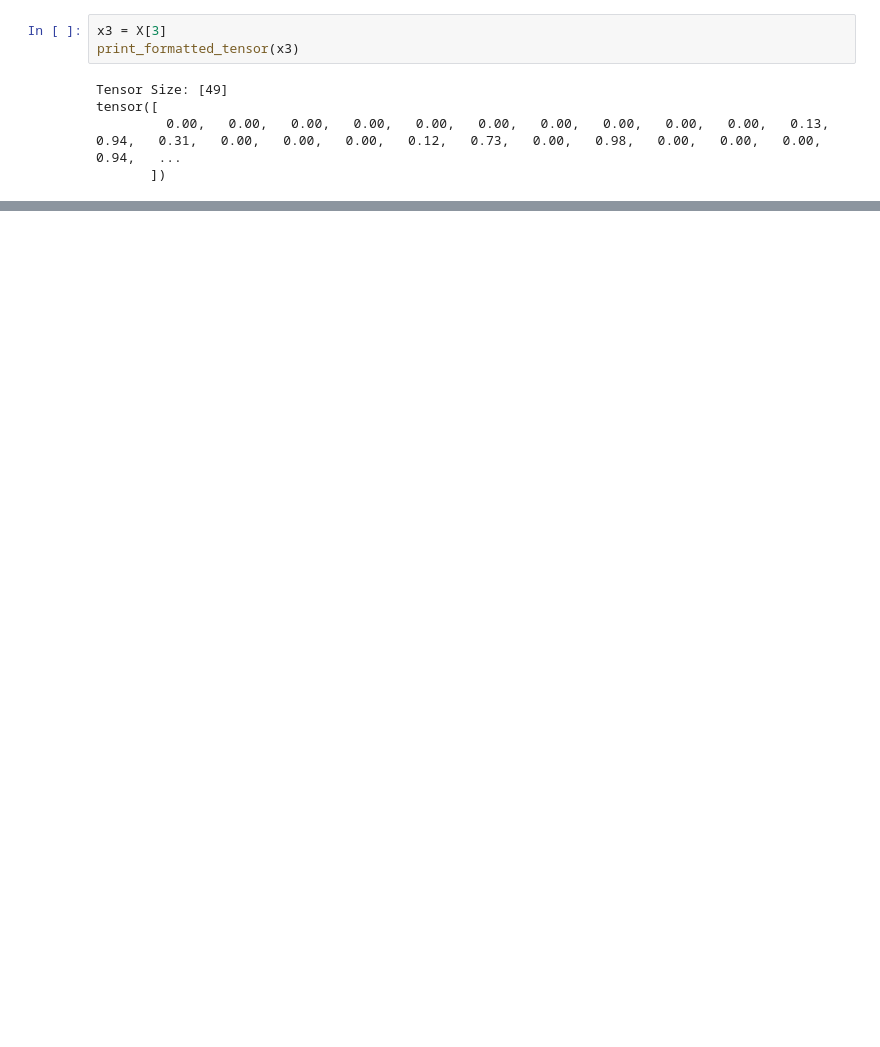
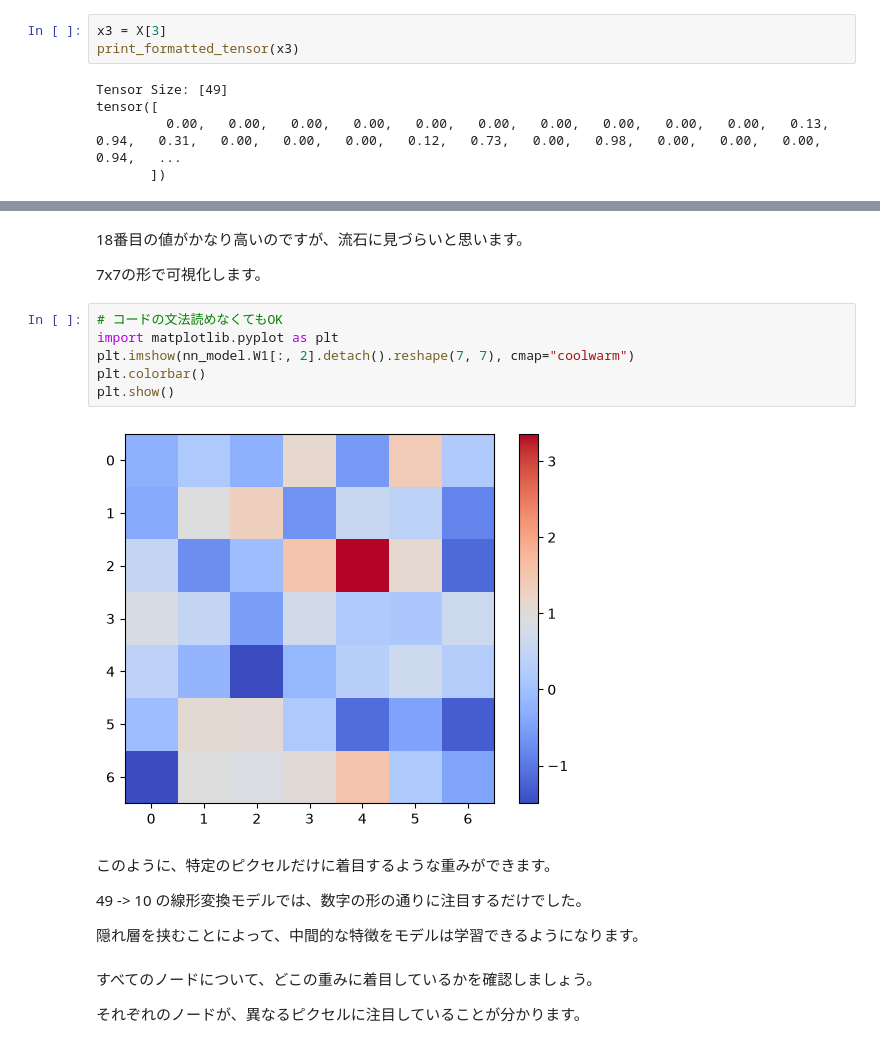
Before and after one commit to HayatoHongo/Everyones_PyTorch, a Jupyter notebook: ColabGPT/ColabGPT_Chapter18_隠れ層_answer.ipynb, the cells around one changed output, grey strips where cells are left out. Drawn from its saved outputs; the diff is of its cells as text; blank space fills up the shorter version.

Commit message:
Add linear model flow visualization

```diff
--- a/ColabGPT/ColabGPT_Chapter18_隠れ層_answer.ipynb
+++ b/ColabGPT/ColabGPT_Chapter18_隠れ層_answer.ipynb
@@ -1800,0 +1164,22 @@ AttributeError: 'NeuralNetwork' object has no attribute 'parameters'
+# %% [markdown]
+18番目の値がかなり高いのですが、流石に見づらいと思います。
+
+7x7の形で可視化します。
+# %%
+# コードの文法読めなくてもOK
+import matplotlib.pyplot as plt
+plt.imshow(nn_model.W1[:, 2].detach().reshape(7, 7), cmap="coolwarm")
+plt.colorbar()
+plt.show()
+# %% [output]
+[figure, added]
+# %% [markdown]
+このように、特定のピクセルだけに着目するような重みができます。
+
+49 -> 10 の線形変換モデルでは、数字の形の通りに注目するだけでした。
+
+隠れ層を挟むことによって、中間的な特徴をモデルは学習できるようになります。
+# %% [markdown]
+すべてのノードについて、どこの重みに着目しているかを確認しましょう。
+
+それぞれのノードが、異なるピクセルに注目していることが分かります。
```
Also changed, not shown: parts of 67 cells of this notebook, 1 other file.
